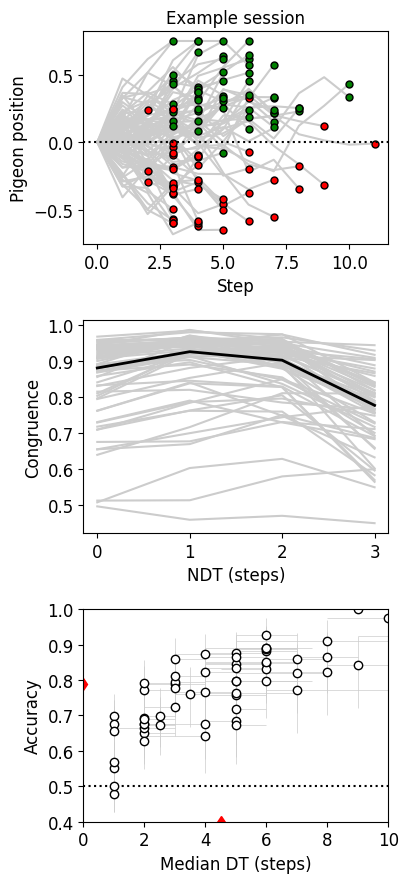
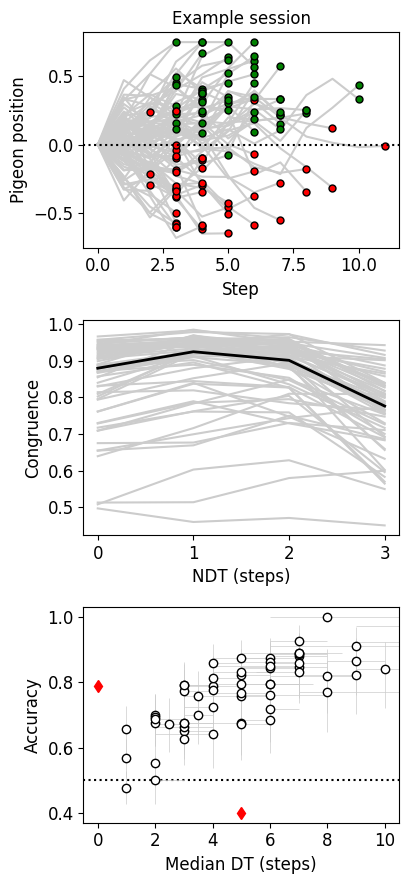
Code edit (unified diff) that turned the first committed figure into the second:
--- before
+++ after
@@ -54,6 +54,6 @@
 ax.plot(0, np.nanmedian(performance_summary[:, 0]), 'rd', markerfacecolor='r')      # median accuracy
 ax.plot(np.nanmedian(performance_summary[:, 1]), 0.4, 'rd', markerfacecolor='r')    # median DT
-ax.set_xlim(0, 10)
-ax.set_ylim(0.4, 1)
+ax.set_xlim(-0.5, 10.5)
+ax.set_ylim(0.37, 1.03)
 ax.set_xlabel('Median DT (steps)')
 ax.set_ylabel('Accuracy')

Commit: Post-review V2